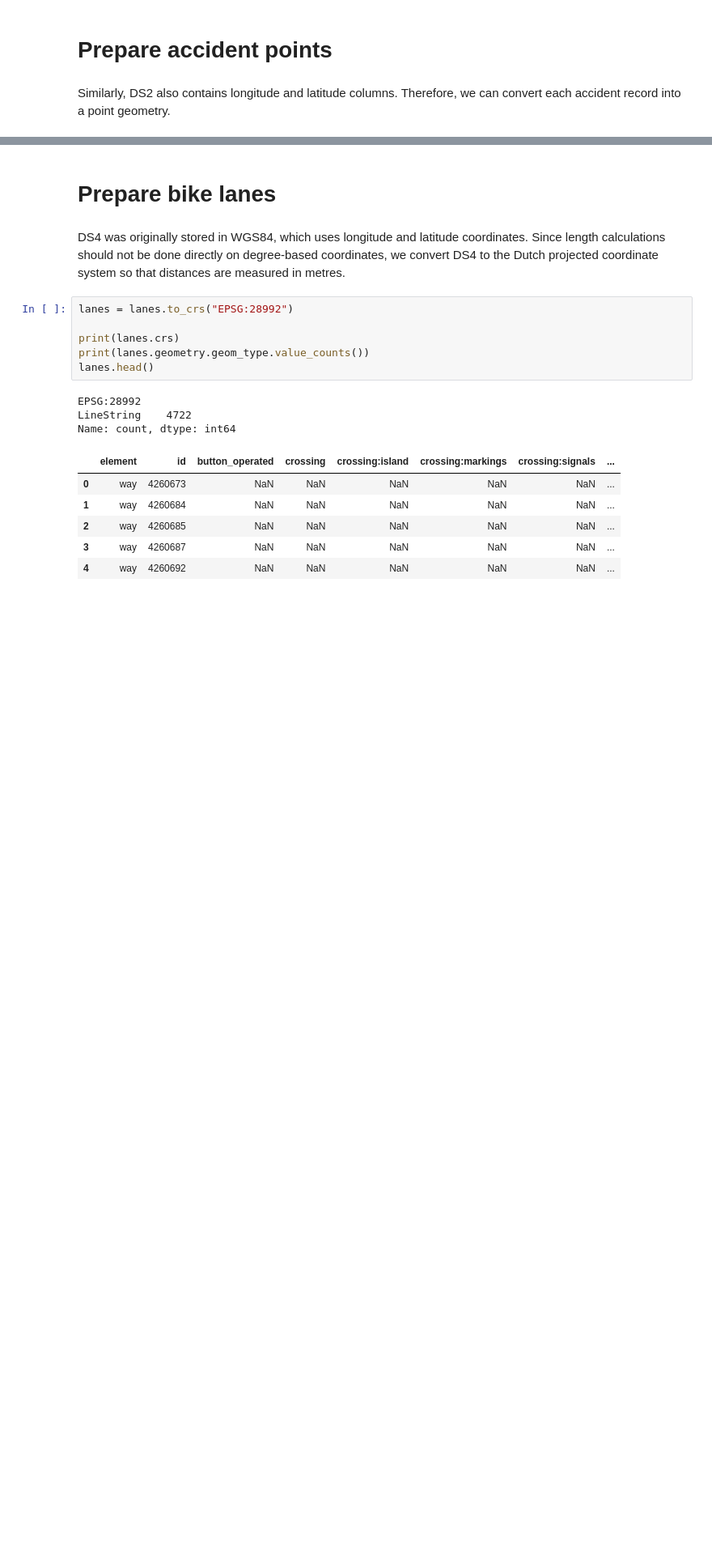
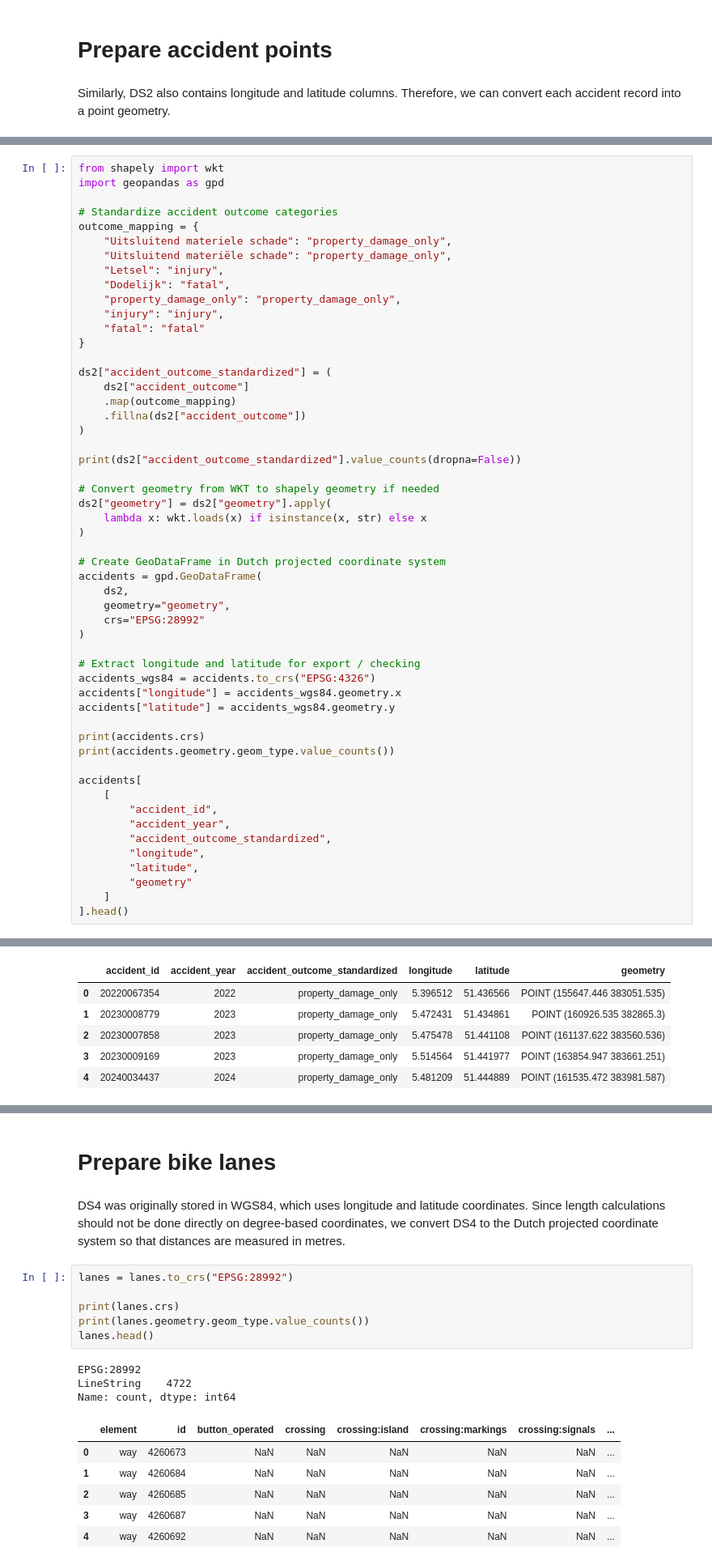
Before and after one commit to haneulchoi0904/2AMD20-Knowledge-Engineering, a Jupyter notebook: notebooks/join_tables.ipynb, the cells around one changed output, grey strips where cells are left out. Shown at 81% size. Cells and saved outputs as stored; diff of their text form; blank space fills up the shorter version.

Commit message:
Update project files

```diff
--- a/notebooks/join_tables.ipynb
+++ b/notebooks/join_tables.ipynb
@@ -132,0 +110,54 @@ Name: count, dtype: int64
+# %%
+from shapely import wkt
+import geopandas as gpd
+
+# Standardize accident outcome categories
+outcome_mapping = {
+    "Uitsluitend materiele schade": "property_damage_only",
+    "Uitsluitend materiële schade": "property_damage_only",
+    "Letsel": "injury",
+    "Dodelijk": "fatal",
+    "property_damage_only": "property_damage_only",
+    "injury": "injury",
+    "fatal": "fatal"
+}
+
+ds2["accident_outcome_standardized"] = (
+    ds2["accident_outcome"]
+    .map(outcome_mapping)
+    .fillna(ds2["accident_outcome"])
+)
+
+print(ds2["accident_outcome_standardized"].value_counts(dropna=False))
+
+# Convert geometry from WKT to shapely geometry if needed
+ds2["geometry"] = ds2["geometry"].apply(
+    lambda x: wkt.loads(x) if isinstance(x, str) else x
+)
+
+# Create GeoDataFrame in Dutch projected coordinate system
+accidents = gpd.GeoDataFrame(
+    ds2,
+    geometry="geometry",
+    crs="EPSG:28992"
+)
+
+# Extract longitude and latitude for export / checking
+accidents_wgs84 = accidents.to_crs("EPSG:4326")
+accidents["longitude"] = accidents_wgs84.geometry.x
+accidents["latitude"] = accidents_wgs84.geometry.y
+
+print(accidents.crs)
+print(accidents.geometry.geom_type.value_counts())
+
+accidents[
+    [
+        "accident_id",
+        "accident_year",
+        "accident_outcome_standardized",
+        "longitude",
+        "latitude",
+        "geometry"
+    ]
+].head()
+# %% [output]
@@ -132,0 +172,6 @@ Name: count, dtype: int64
+|  | accident_id | accident_year | accident_outcome_standardized | longitude | latitude | geometry |
+| 0 | 20220067354 | 2022 | property_damage_only | 5.396512 | 51.436566 | POINT (155647.446 383051.535) |
+| 1 | 20230008779 | 2023 | property_damage_only | 5.472431 | 51.434861 | POINT (160926.535 382865.3) |
+| 2 | 20230007858 | 2023 | property_damage_only | 5.475478 | 51.441108 | POINT (161137.622 383560.536) |
+| 3 | 20230009169 | 2023 | property_damage_only | 5.514564 | 51.441977 | POINT (163854.947 383661.251) |
+| 4 | 20240034437 | 2024 | property_damage_only | 5.481209 | 51.444889 | POINT (161535.472 383981.587) |
```
Also changed, not shown: parts of 33 cells of this notebook, 6 other files.
